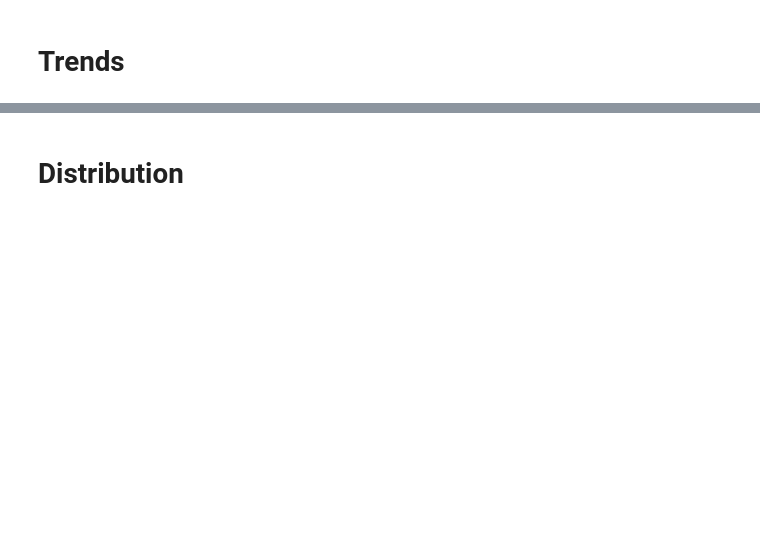
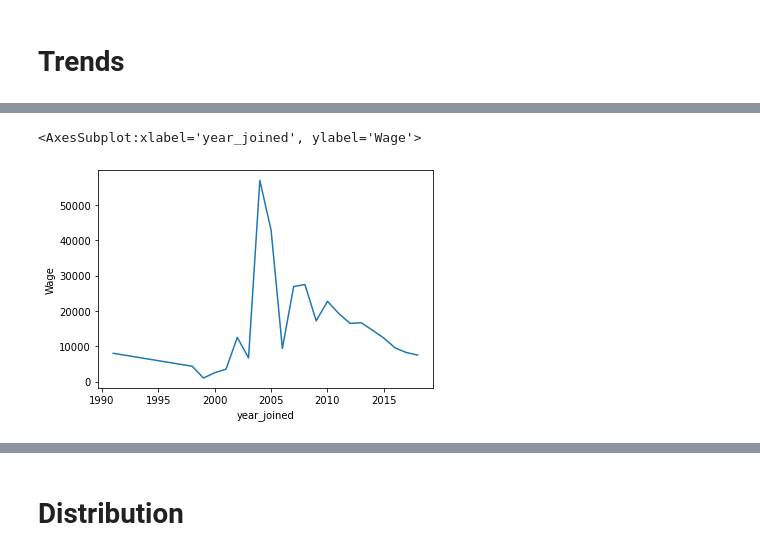
Before and after one commit to Agustin-Ber/Capacitacion-Python, a Jupyter notebook: Graficos/Visualizacion.ipynb, the cells around one changed output, grey strips where cells are left out. Saved outputs shown, nothing was run; the diff lists cells and outputs as text; code cells hidden in the pictures; blank space fills up the shorter version.

```diff
--- a/Graficos/Visualizacion.ipynb
+++ b/Graficos/Visualizacion.ipynb
@@ -57,0 +52,4 @@ sns.lineplot(fechas,salarios)
+# %%
+df['Joined'] = pd.to_datetime(df['Joined'])
+df = df.sort_values(by = 'Joined')
+df.head()
@@ -57,0 +80,6 @@ sns.lineplot(fechas,salarios)
+# %%
+## quitamos los simbolos para trasnformarlas ne numericas y poder multiplcarlas
+##wage hay que multiplicarla por mil
+df['Wage'] = df.Wage.replace('\€|K', '', regex=True)
+df['Wage'] = df['Wage'].astype('int')
+df['Wage'] = df['Wage'] * 1000
@@ -57,0 +107,12 @@ sns.lineplot(fechas,salarios)
+# %%
+# supongamos que queremos ver el promedio de los salarios por año, tenemos que armar una variable del año de la fecha que se unio el jugador y dps
+# sacar promedio por año
+df['year_joined'] = df['Joined'].dt.year
+# hay años con Nan esos los sacamos
+df = df[~(df.year_joined.isna())]
+df1 = df[df.Club.isin([])]
+df1 = df.groupby('year_joined').agg({'Wage':'mean'}).reset_index()
+sns.lineplot(data=df1, x="year_joined", y="Wage")
+# %% [output]
+<AxesSubplot:xlabel='year_joined', ylabel='Wage'>
+[figure, added]
```
Also changed, not shown: parts of 24 cells of this notebook.
